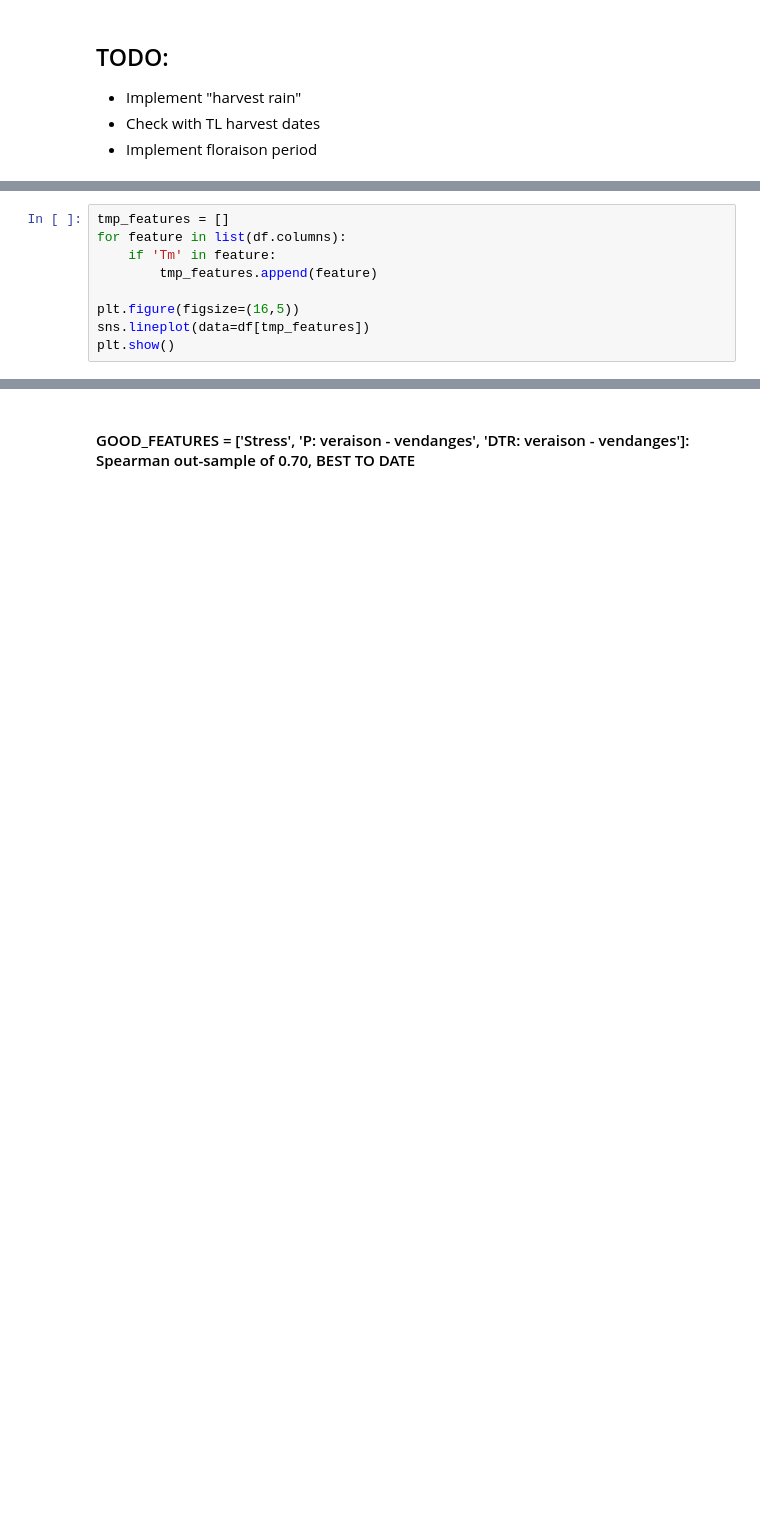
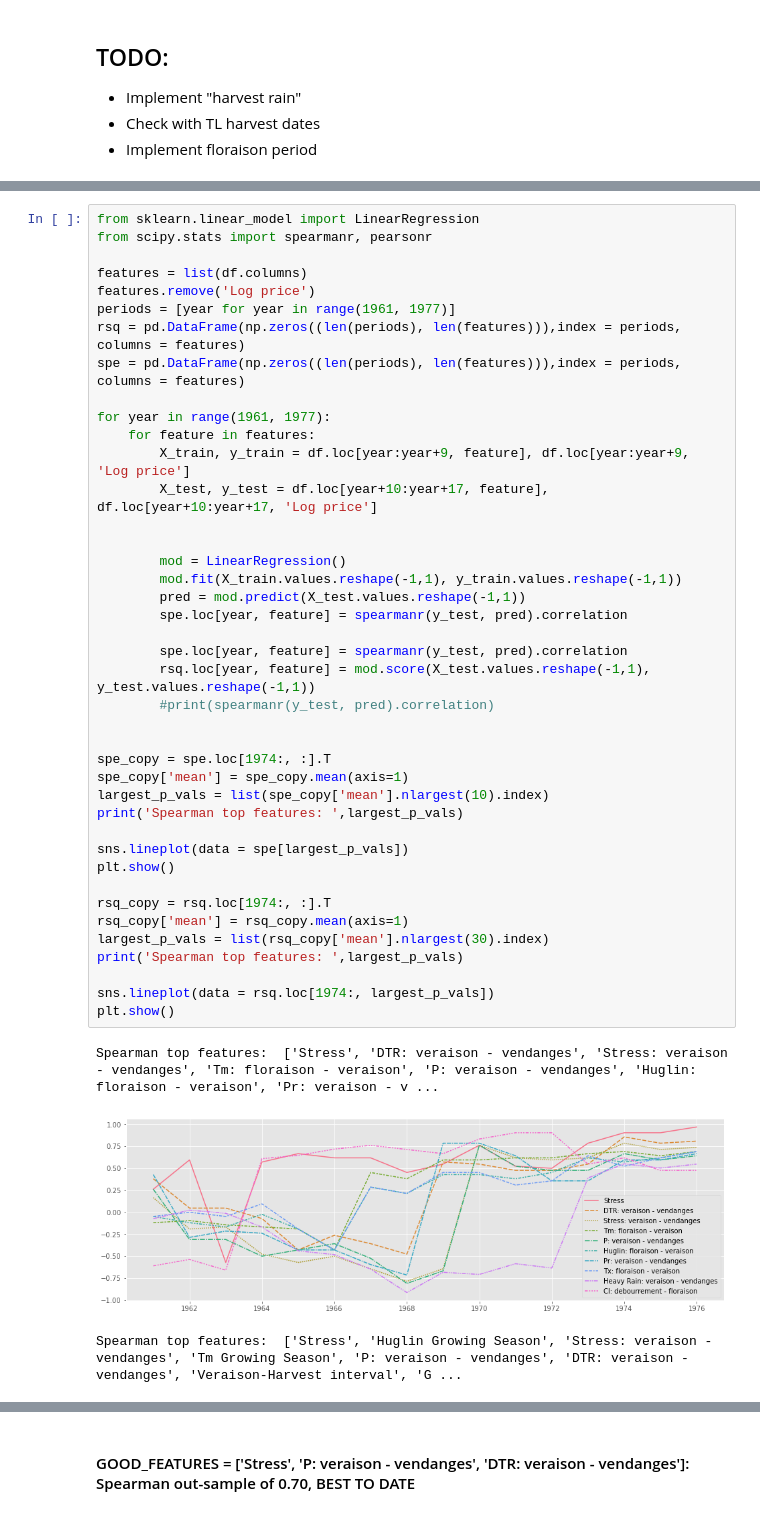
Before and after one commit to RoucherA/GrandCruClassifier, a Jupyter notebook: FE.ipynb, the cells around one changed output, grey strips where cells are left out. Cells and saved outputs as stored; diff of their text form; blank space fills up the shorter version.

```diff
--- a/FE.ipynb
+++ b/FE.ipynb
@@ -131,9 +211,0 @@ plt.show()
-# %%
-tmp_features = []
-for feature in list(df.columns):
-    if 'Tm' in feature:
-        tmp_features.append(feature)
-
-plt.figure(figsize=(16,5))
-sns.lineplot(data=df[tmp_features])
-plt.show()
@@ -171,0 +313,45 @@ sns.heatmap(df.corr(), cmap=cmap)
+# %%
+from sklearn.linear_model import LinearRegression
+from scipy.stats import spearmanr, pearsonr
+
+features = list(df.columns)
+features.remove('Log price')
+periods = [year for year in range(1961, 1977)]
+rsq = pd.DataFrame(np.zeros((len(periods), len(features))),index = periods, columns = features)
+spe = pd.DataFrame(np.zeros((len(periods), len(features))),index = periods, columns = features)
+
+for year in range(1961, 1977):
+    for feature in features:
+        X_train, y_train = df.loc[year:year+9, feature], df.loc[year:year+9, 'Log price']
+        X_test, y_test = df.loc[year+10:year+17, feature], df.loc[year+10:year+17, 'Log price']
+
+
+        mod = LinearRegression()
+        mod.fit(X_train.values.reshape(-1,1), y_train.values.reshape(-1,1))
+        pred = mod.predict(X_test.values.reshape(-1,1))
+        spe.loc[year, feature] = spearmanr(y_test, pred).correlation
+
+        spe.loc[year, feature] = spearmanr(y_test, pred).correlation
+        rsq.loc[year, feature] = mod.score(X_test.values.reshape(-1,1), y_test.values.reshape(-1,1))
+        #print(spearmanr(y_test, pred).correlation)
+
+
+spe_copy = spe.loc[1974:, :].T
+spe_copy['mean'] = spe_copy.mean(axis=1)
+largest_p_vals = list(spe_copy['mean'].nlargest(10).index)
+print('Spearman top features: ',largest_p_vals)
+
+sns.lineplot(data = spe[largest_p_vals])
+plt.show()
+
+rsq_copy = rsq.loc[1974:, :].T
+rsq_copy['mean'] = rsq_copy.mean(axis=1)
+largest_p_vals = list(rsq_copy['mean'].nlargest(30).index)
+print('Spearman top features: ',largest_p_vals)
+
+sns.lineplot(data = rsq.loc[1974:, largest_p_vals])
+plt.show()
+# %% [output]
+Spearman top features:  ['Stress', 'DTR: veraison - vendanges', 'Stress: veraison - vendanges', 'Tm: floraison - veraison', 'P: veraison - vendanges', 'Huglin: floraison - veraison', 'Pr: veraison - v ...
+[figure, added]
+Spearman top features:  ['Stress', 'Huglin Growing Season', 'Stress: veraison - vendanges', 'Tm Growing Season', 'P: veraison - vendanges', 'DTR: veraison - vendanges', 'Veraison-Harvest interval', 'G ...
```
Also changed, not shown: parts of 23 cells of this notebook, 6 other files.
